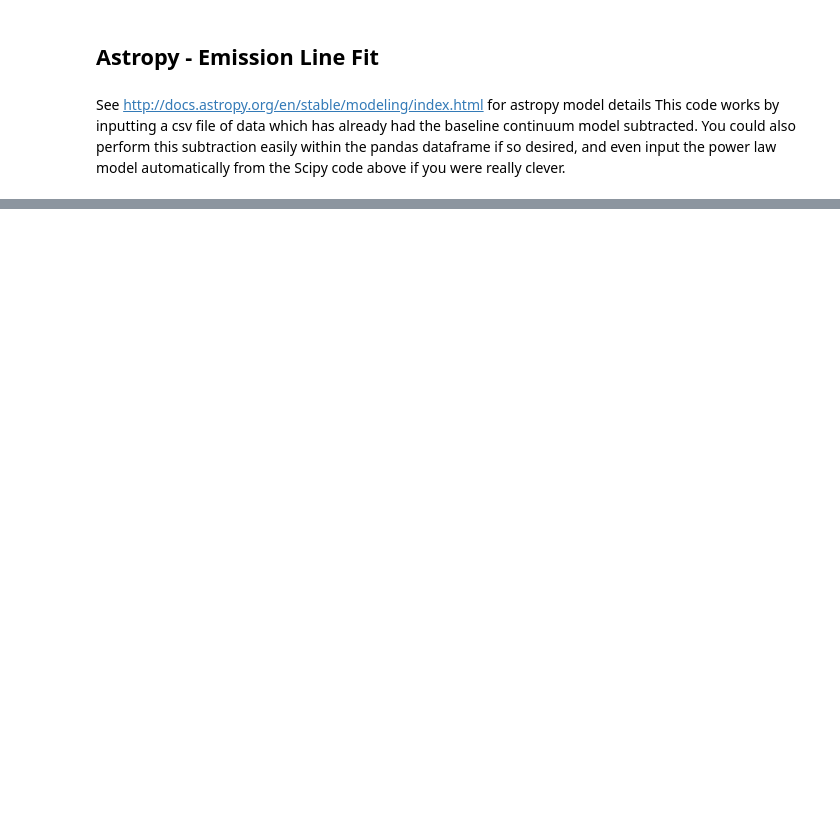
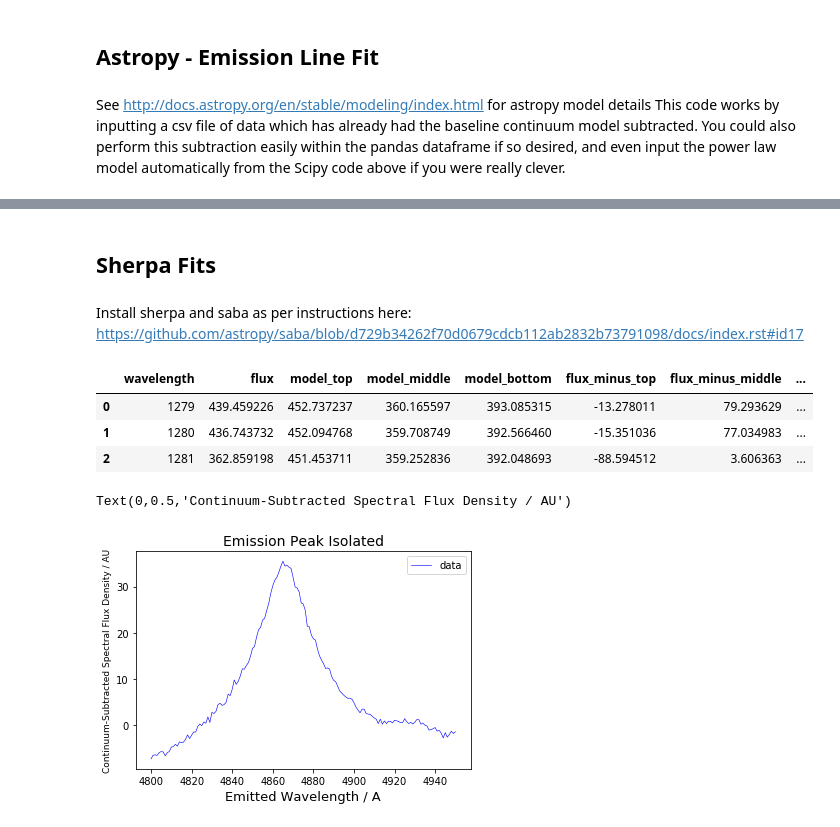
Before and after one commit to spyphyz/curve_fit, a Jupyter notebook: curve_fit_spectrograph.ipynb, the cells around one changed output, grey strips where cells are left out. Saved outputs shown, nothing was run; the diff lists cells and outputs as text; code cells hidden in the pictures; blank space fills up the shorter version.

```diff
--- a/curve_fit_spectrograph.ipynb
+++ b/curve_fit_spectrograph.ipynb
@@ -172,3 +144,7 @@ Parameters:
 # %%
 # this prints the model output parameters after fitting
 # print(t)
+# %% [markdown]
+## Sherpa Fits
+# %% [markdown]
+Install sherpa and saba as per instructions here: https://github.com/astropy/saba/blob/d729b34262f70d0679cdcb112ab2832b73791098/docs/index.rst#id17
@@ -174,0 +160,25 @@ Parameters:
+# %%
+# Input data into a pandas dataframe
+path = 'Dropbox/OpenUniversity/S382_Astrophysics/SDSS_Project/sdss_abell/extra_stuff/curve_fits'
+file = 'spectrum_z03_z18_auto_model.csv'
+df1 = pd.read_csv(os.path.join(path, file))
+df1.head(3)
+# %% [output]
+|  | wavelength | flux | model_top | model_middle | model_bottom | flux_minus_top | flux_minus_middle | ... |
+| 0 | 1279 | 439.459226 | 452.737237 | 360.165597 | 393.085315 | -13.278011 | 79.293629 | ... |
+| 1 | 1280 | 436.743732 | 452.094768 | 359.708749 | 392.566460 | -15.351036 | 77.034983 | ... |
+| 2 | 1281 | 362.859198 | 451.453711 | 359.252836 | 392.048693 | -88.594512 | 3.606363 | ... |
+# %%
+lower_limit = 4800
+upper_limit = 4950
+df2 = df1[(df1['wavelength'] >= lower_limit) & (df1['wavelength'] <= upper_limit)]
+
+df2.plot(x='wavelength', y='flux_minus_top_minus15', lw=0.6, color='blue', label='data') #lw = line width
+plt.title('Emission Peak Isolated', fontsize=14, color='black')
+plt.legend()
+# plt.grid(True)
+plt.xlabel('Emitted Wavelength / A',  fontsize=13)
+plt.ylabel('Continuum-Subtracted Spectral Flux Density / AU', fontsize=9)
+# %% [output]
+Text(0,0.5,'Continuum-Subtracted Spectral Flux Density / AU')
+[figure, added]
```
Also changed, not shown: parts of 21 cells of this notebook.
